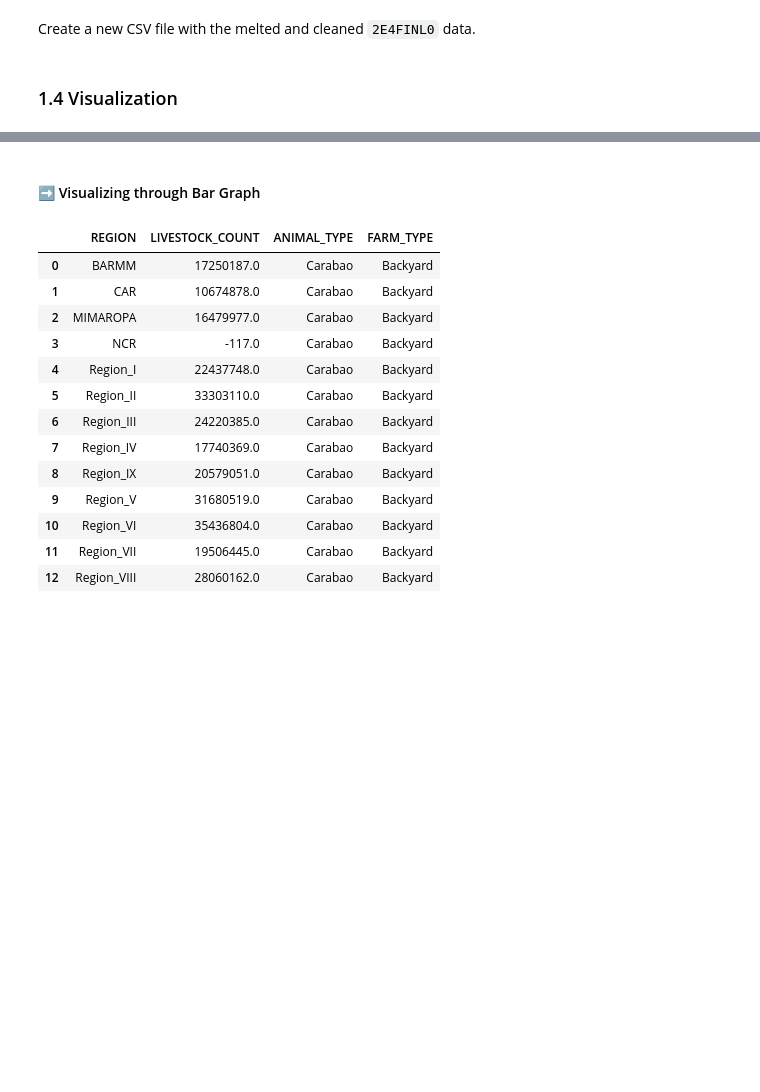
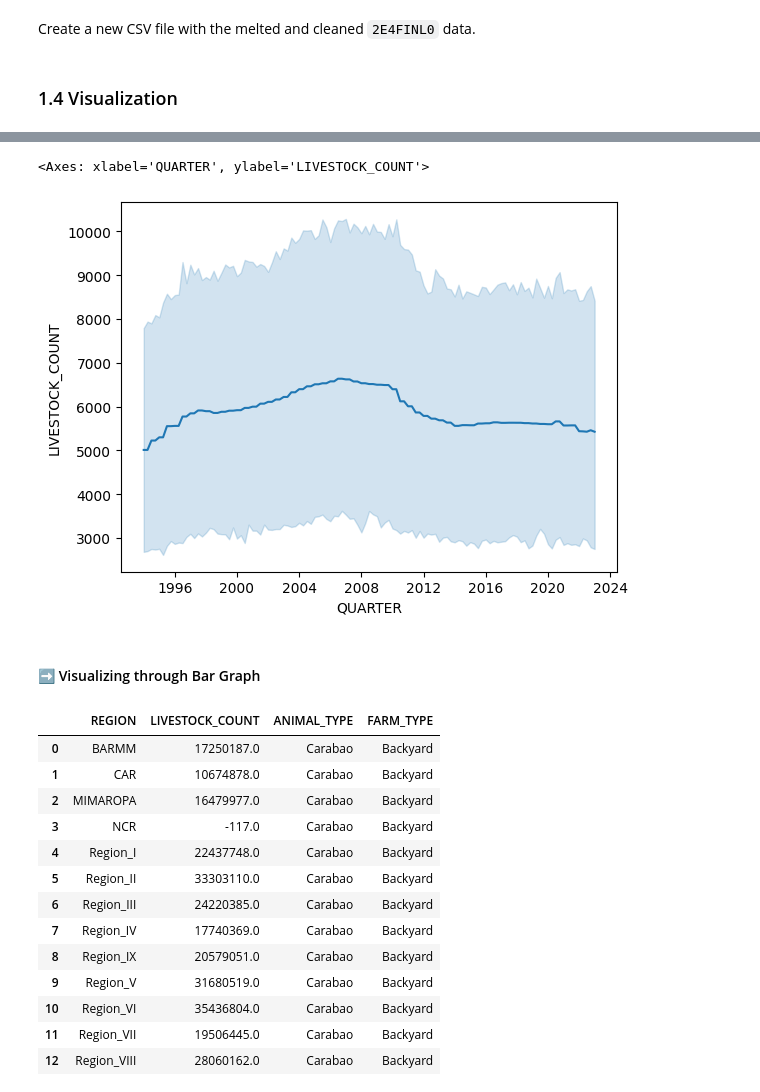
Before and after one commit to alpacaShiro/Livestock_Lifelines, a Jupyter notebook: Group2_4CSC_LivestockLifelines.ipynb, the cells around one changed output, grey strips where cells are left out. Drawn from its saved outputs; the diff is of its cells as text; code cells hidden in the pictures; blank space fills up the shorter version.

Commit message:
Experimenting with Visualization
I'll fix the mess later.

```diff
--- a/Group2_4CSC_LivestockLifelines.ipynb
+++ b/Group2_4CSC_LivestockLifelines.ipynb
@@ -827,3 +833,17 @@ Create a new CSV file with the melted and cleaned `2E4FINL0` data.
 # melted_livestock.to_csv('2E4FINL0_cleaned.csv', index=False)
 # %% [markdown]
 ### 1.4 Visualization
+# %%
+# Filter for 'Carabao' and 'Backyard' in the dataset
+filtered_df = melted_livestock[
+    (melted_livestock['ANIMAL_TYPE'] == 'Carabao') &
+    (melted_livestock['FARM_TYPE'] == 'Backyard')
+]
+
+# filtered_df.head(10)
+
+# Group data by REGION, YEAR, and QUARTER, summing the counts
+filtered_df['YEAR'] = pd.to_datetime(filtered_df['QUARTER']).dt.year
+grouped_df = filtered_df.groupby(['REGION', 'YEAR', 'QUARTER'])['LIVESTOCK_COUNT'].sum().reset_index()
+
+grouped_df
@@ -830,3 +878,15 @@ Create a new CSV file with the melted and cleaned `2E4FINL0` data.
+# %%
+import seaborn as sns
+
+# usd = df[df['Currency']=='US dollar'].reset_index(drop=True)
+# sns.lineplot(x='Date', y='Euro rate', data=usd)
+
+# usd = df[df['Currency']=='US dollar'].reset_index(drop=True)
+sns.lineplot(x='QUARTER', y='LIVESTOCK_COUNT', data=grouped_df)
+sns.lineplot(x='Date', y='Euro rate', data=aud)
+# %% [output]
+<Axes: xlabel='QUARTER', ylabel='LIVESTOCK_COUNT'>
+[figure, added]
 # %% [markdown]
 #### ➡️ Visualizing through Bar Graph
 # %%
```
Also changed, not shown: parts of 3 cells of this notebook.
